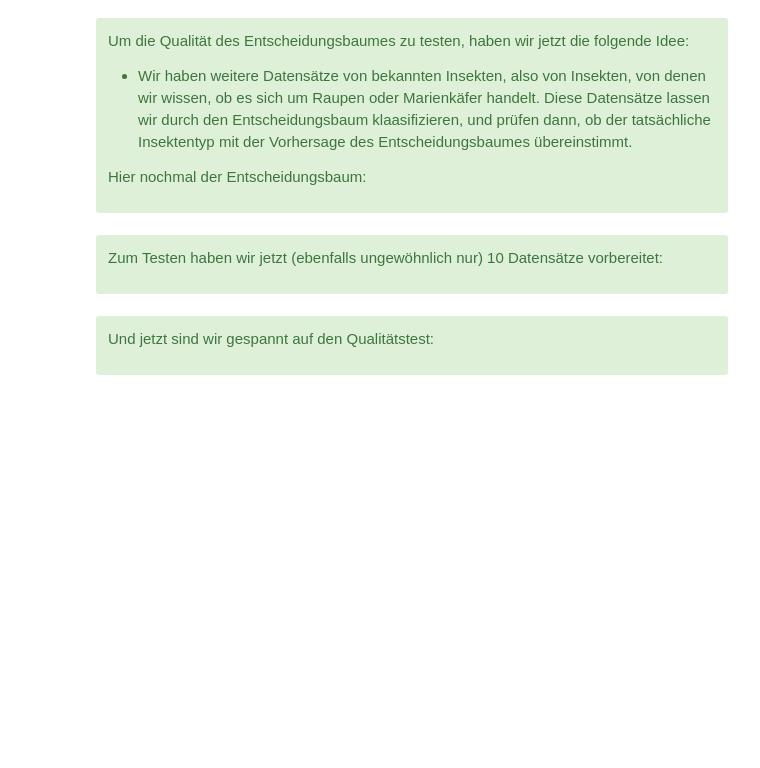
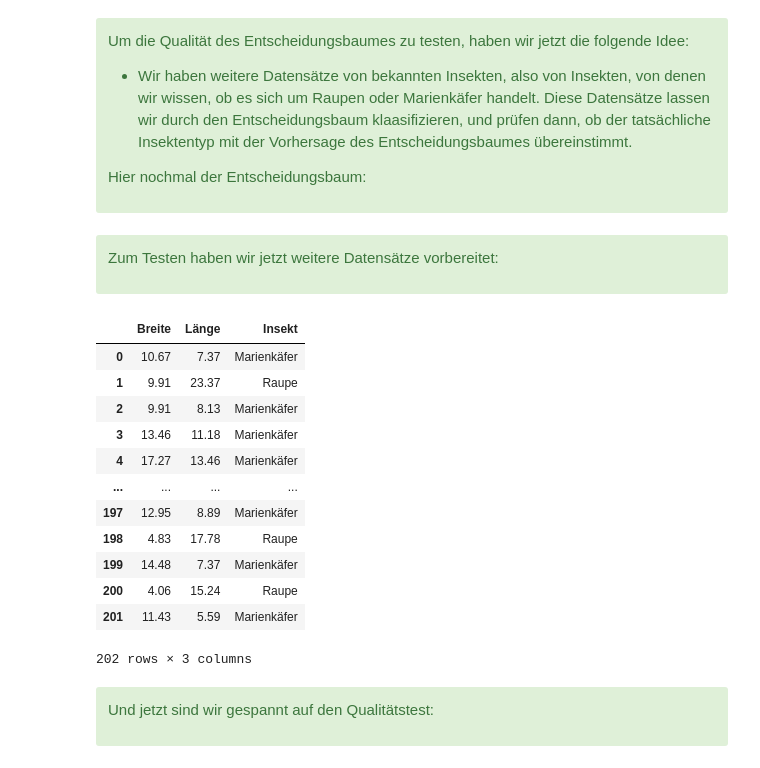
Before and after one commit to klausNetSchulbuch/JupyterNotebooks, a Jupyter notebook: Entscheidungsbaum/DecTree_KaeferRaupen_Jg56/04_Entscheidungsbaum_big.ipynb, the cells around one changed output. Drawn from its saved outputs; the diff is of its cells as text; code cells hidden in the pictures; blank space fills up the shorter version.

```diff
--- a/Entscheidungsbaum/DecTree_KaeferRaupen_Jg56/04_Entscheidungsbaum_big.ipynb
+++ b/Entscheidungsbaum/DecTree_KaeferRaupen_Jg56/04_Entscheidungsbaum_big.ipynb
@@ -608,10 +85,24 @@ tree.print_tree()
 # %% [markdown]
 <div class="alert alert-block alert-success">
 
-Zum Testen haben wir jetzt (ebenfalls ungewöhnlich nur) 10 Datensätze vorbereitet:
+Zum Testen haben wir jetzt weitere Datensätze vorbereitet:
 # %%
-df_testdaten = pd.read_csv("Daten/Kaefer_10-test_int_mm.csv", sep=";")
+df_testdaten = pd.read_csv("Daten/Kaefer_Testdaten_mm.csv", sep=";")
 df_testdaten
+# %% [output]
+|  | Breite | Länge | Insekt |
+| 0 | 10.67 | 7.37 | Marienkäfer |
+| 1 | 9.91 | 23.37 | Raupe |
+| 2 | 9.91 | 8.13 | Marienkäfer |
+| 3 | 13.46 | 11.18 | Marienkäfer |
+| 4 | 17.27 | 13.46 | Marienkäfer |
+| ... | ... | ... | ... |
+| 197 | 12.95 | 8.89 | Marienkäfer |
+| 198 | 4.83 | 17.78 | Raupe |
+| 199 | 14.48 | 7.37 | Marienkäfer |
+| 200 | 4.06 | 15.24 | Raupe |
+| 201 | 11.43 | 5.59 | Marienkäfer |
+202 rows × 3 columns
 # %% [markdown]
 <div class="alert alert-block alert-success">
 
```
Also changed, not shown: parts of 44 cells of this notebook, 10 other files.
